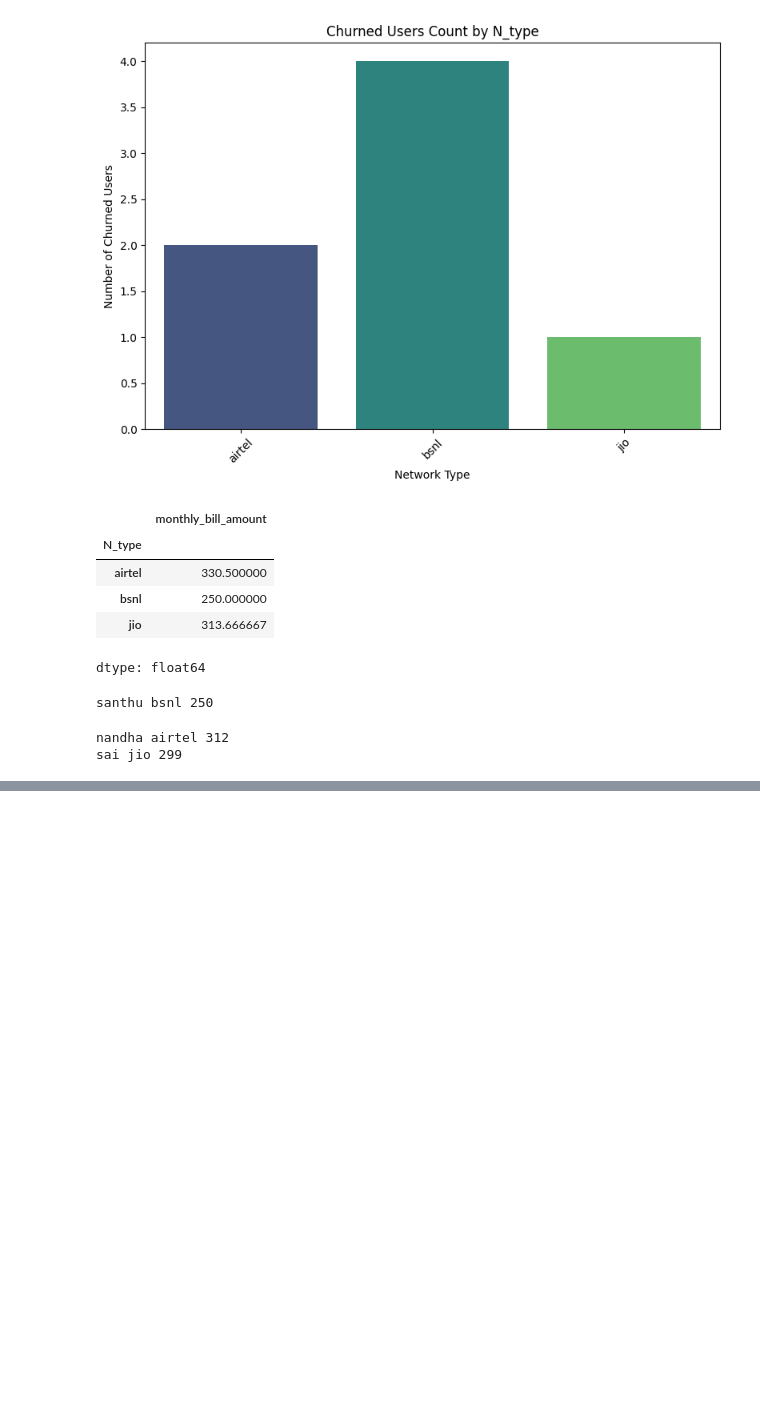
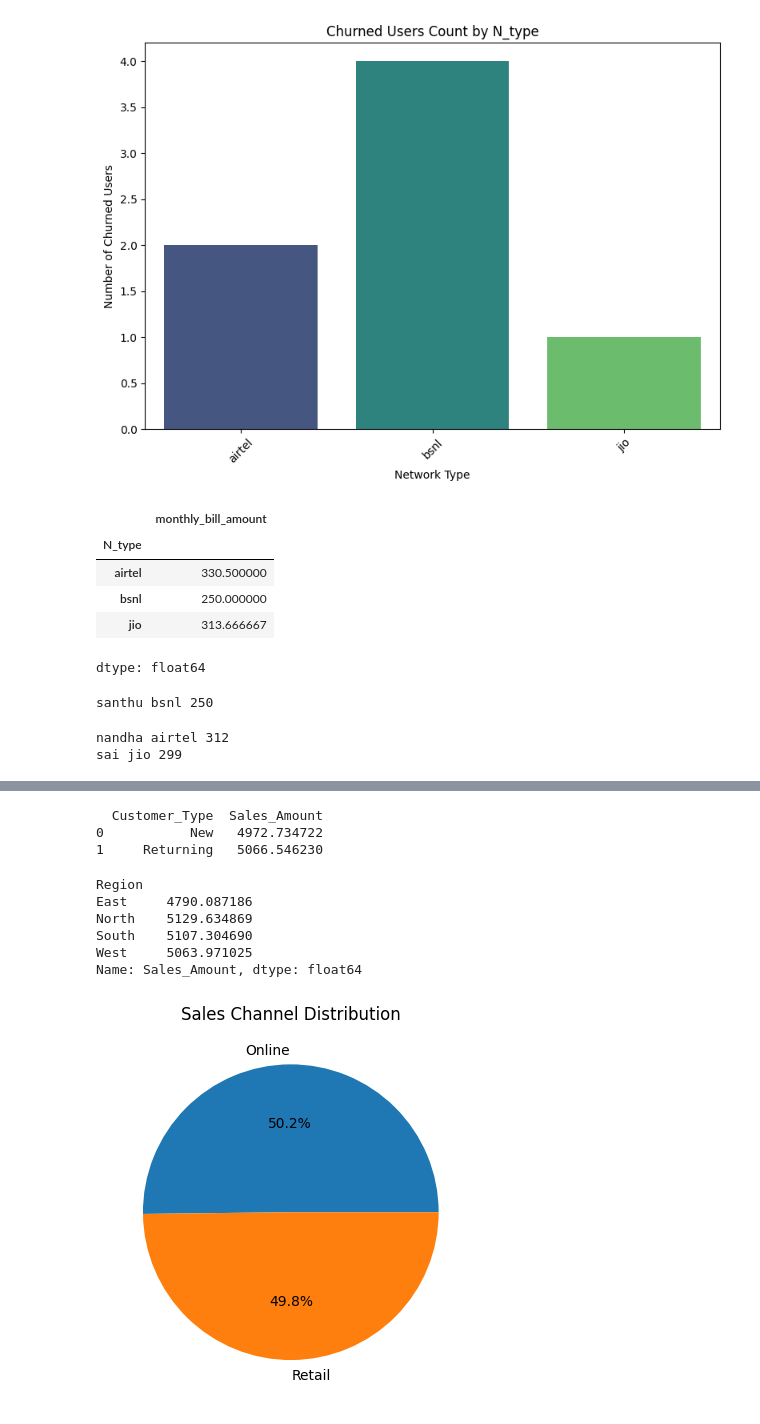
Before and after one commit to Udaythecoder/ethnotech, a Jupyter notebook: day_4.ipynb, the cells around one changed output, grey strips where cells are left out. Drawn from its saved outputs; the diff is of its cells as text; code cells hidden in the pictures; blank space fills up the shorter version.

```diff
--- a/day_4.ipynb
+++ b/day_4.ipynb
@@ -110,0 +133,26 @@ sai jio 299
+# %%
+average_sales_by_customer_type = data.groupby('Customer_Type')['Sales_Amount'].mean().reset_index()
+#display(average_sales_by_customer_type)
+print(average_sales_by_customer_type)
+# %% [output]
+  Customer_Type  Sales_Amount
+0           New   4972.734722
+1     Returning   5066.546230
+# %%
+average_sales_by_region = data.groupby('Region')['Sales_Amount'].mean()
+#display(average_sales_by_region)
+print(average_sales_by_region)
+# %% [output]
+Region
+East     4790.087186
+North    5129.634869
+South    5107.304690
+West     5063.971025
+Name: Sales_Amount, dtype: float64
+# %%
+import matplotlib.pyplot as plt
+plt.pie(avg_sales_by_sales_channel['Sales_Amount'], labels=avg_sales_by_sales_channel['Sales_Channel'], autopct='%1.1f%%')
+plt.title('Sales Channel Distribution')
+plt.show()
+# %% [output]
+[figure, added]
```
Also changed, not shown: parts of 9 cells of this notebook.
